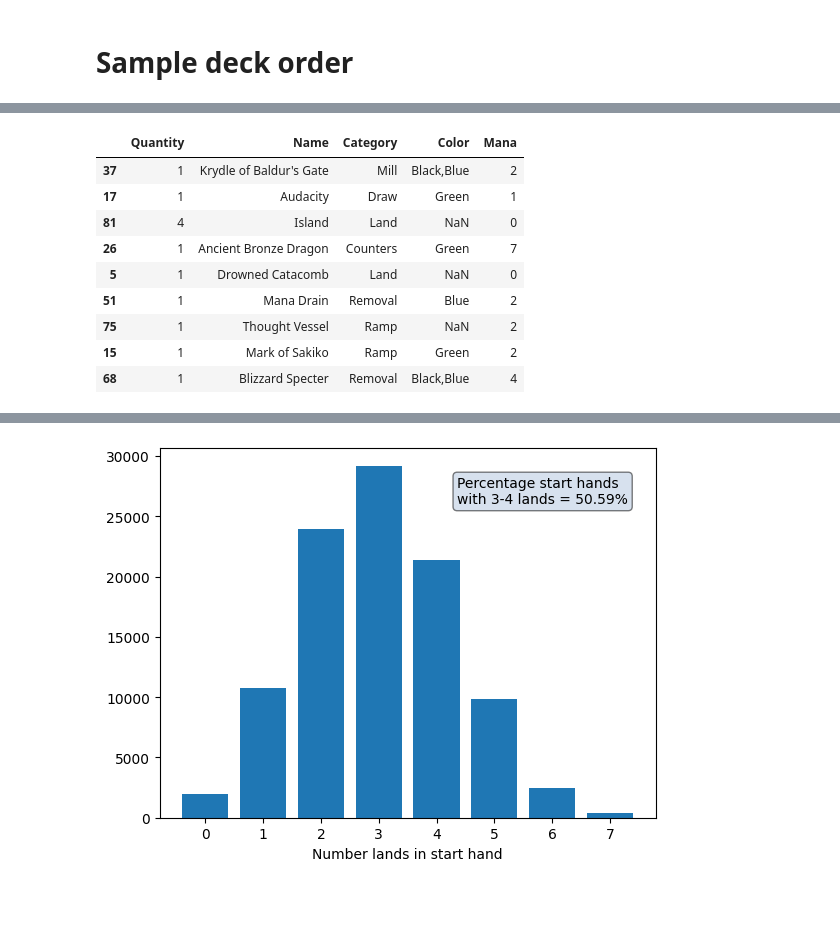
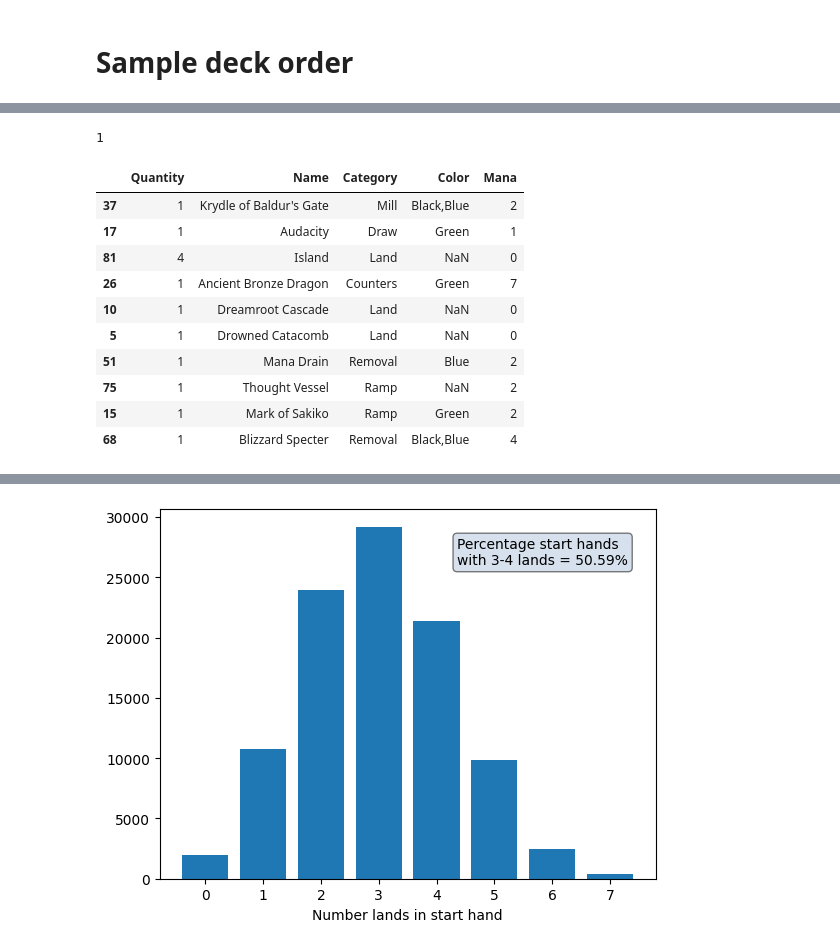
Before and after one commit to NanaGinnerup/mtg-commander, a Jupyter notebook: commander_start.ipynb, the cells around one changed output, grey strips where cells are left out. Cells and saved outputs as stored; diff of their text form; code cells hidden in the pictures; blank space fills up the shorter version.

```diff
--- a/commander_start.ipynb
+++ b/commander_start.ipynb
@@ -103,14 +204,19 @@ hand=sample_hand(deck, 10)
+# %%
+min(len(cards_in_hand.iloc[:start_hand_size+1][cards_in_hand['Category']=='Land']), 1)
+# %% [output]
+1
 # %%
 empty_list=[]
 not_empty_list=[10]
 # %%
-hand[~hand.index.isin(not_empty_list)]
+hand[~hand.index.isin(empty_list)]
 # %% [output]
 |  | Quantity | Name | Category | Color | Mana |
 | 37 | 1 | Krydle of Baldur's Gate | Mill | Black,Blue | 2 |
 | 17 | 1 | Audacity | Draw | Green | 1 |
 | 81 | 4 | Island | Land | NaN | 0 |
 | 26 | 1 | Ancient Bronze Dragon | Counters | Green | 7 |
+| 10 | 1 | Dreamroot Cascade | Land | NaN | 0 |
 | 5 | 1 | Drowned Catacomb | Land | NaN | 0 |
 | 51 | 1 | Mana Drain | Removal | Blue | 2 |
 | 75 | 1 | Thought Vessel | Ramp | NaN | 2 |
```
Also changed, not shown: parts of 17 cells of this notebook.
